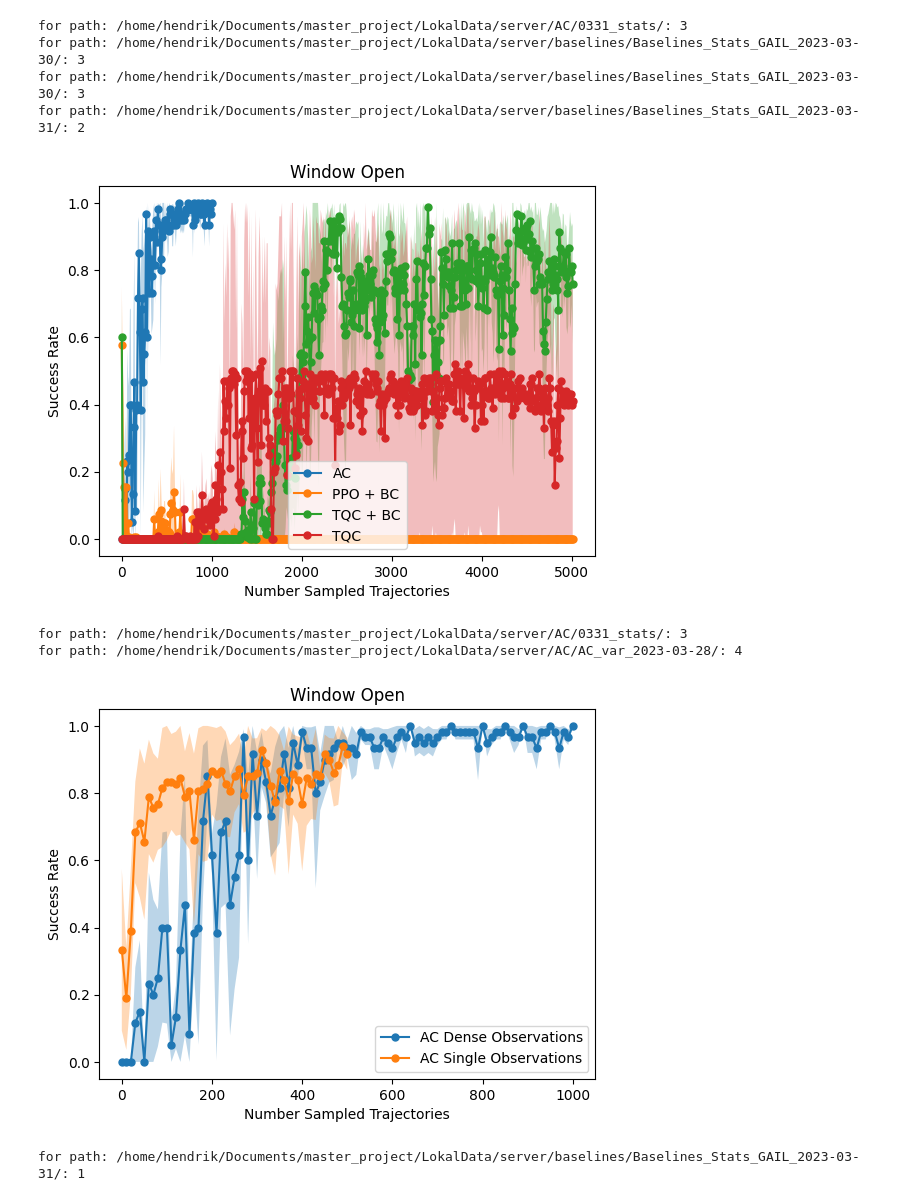
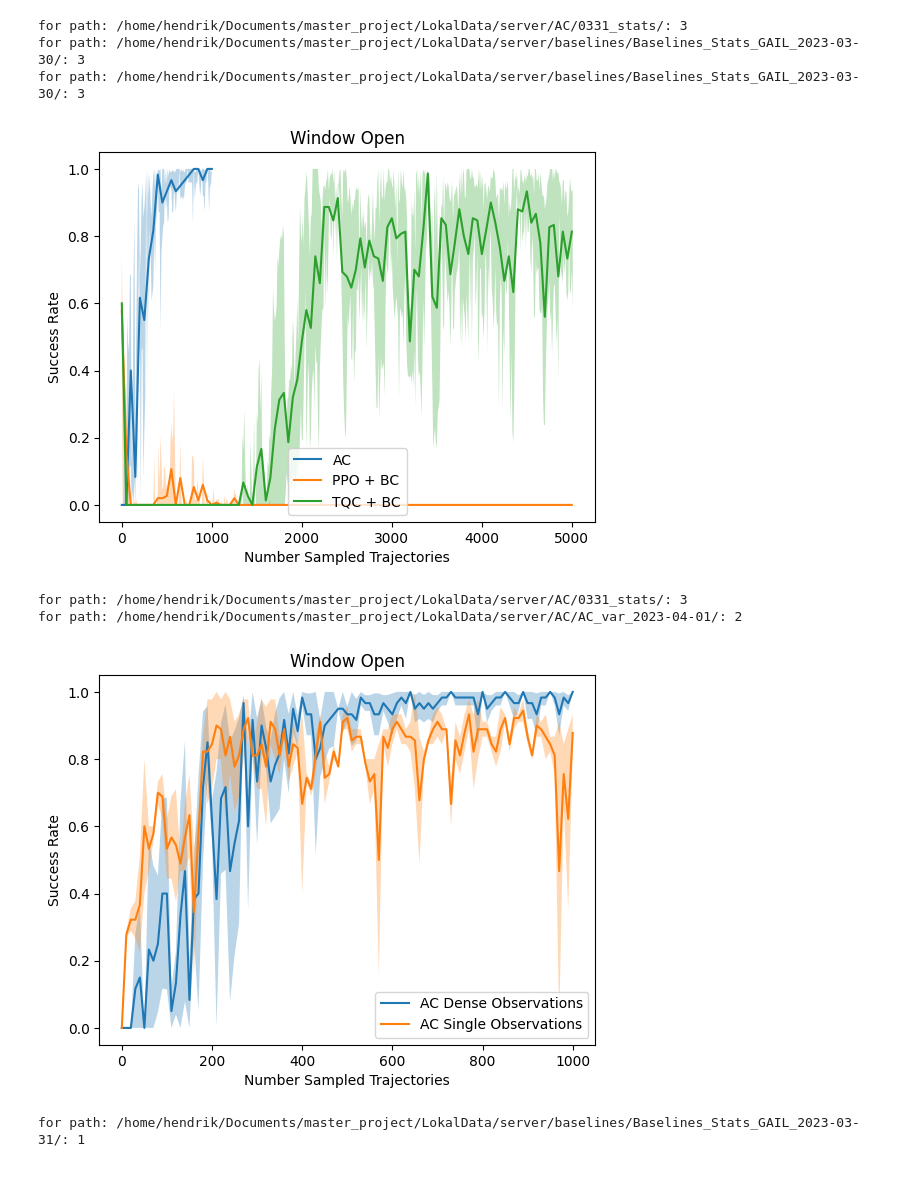
Before and after one commit to ReliableTree/ActiveCritic, a Jupyter notebook: src/active_critic/analyze_stats/dense_1/windowopen.ipynb, the cells around one changed output. Cells and saved outputs as stored; diff of their text form; code cells hidden in the pictures.

Commit message:
plots

```diff
--- a/src/active_critic/analyze_stats/dense_1/windowopen.ipynb
+++ b/src/active_critic/analyze_stats/dense_1/windowopen.ipynb
@@ -3,49 +3,45 @@ from active_critic.analyze_stats.analyze_stats import make_plot
 # %%
 AC_path = '/home/hendrik/Documents/master_project/LokalData/server/AC/0331_stats/'
 include_AC = ['statsoptimized', 'windowopen reset windowopen opt steps: 3 trainin eps: 1000 opt mode: actor+plan demonstrations: 1, im_ph:False, training_episodes: 10, min critic: 1e-05, wd: 0.01, val_every: 1000']
 exclude_AC = []
 
 PPO_path = '/home/hendrik/Documents/master_project/LokalData/server/baselines/Baselines_Stats_GAIL_2023-03-30/'
 include_PPO = ['learner', 'PPO_windowopen_lr_0.0005_demonstrations_1_n_samples_5000']
 exclude_PPO = []
 
 TQC_path = '/home/hendrik/Documents/master_project/LokalData/server/baselines/Baselines_Stats_GAIL_2023-03-30/'
 include_TQC = ['learner', "TQC_windowopen_lr_0.0001_demonstrations_1_n_samples_5000"]
 exclude_TQC = []
 
-TQC_path_0 = '/home/hendrik/Documents/master_project/LokalData/server/baselines/Baselines_Stats_GAIL_2023-03-31/'
-include_TQC_0 = ['learner', 'TQC_windowopen_lr_0.00073_demonstrations_0_n_samples_5000']
-exclude_TQC_0 = ['id_2']
-
 save_path = '/home/hendrik/Documents/Master Thesis/TUM_Thesis_Template_CSE/images/dense_1/'
 
 
 make_plot(
-    paths=[AC_path, PPO_path, TQC_path, TQC_path_0],
-    includes=[include_AC, include_PPO, include_TQC, include_TQC_0],
-    excludes=[exclude_AC, exclude_PPO, exclude_TQC, exclude_TQC_0],
+    paths=[AC_path, PPO_path, TQC_path],
+    includes=[include_AC, include_PPO, include_TQC],
+    excludes=[exclude_AC, exclude_PPO, exclude_TQC],
     names=['AC', 'PPO + BC', 'TQC + BC', 'TQC'],
     plot_name='Window Open',
     save_path = save_path,
     plot_closest=False,
     mean=False,
-    loc='lower center'
+    loc='lower center',
+    total_plot_points=5
     )
 # %% [output]
 for path: /home/hendrik/Documents/master_project/LokalData/server/AC/0331_stats/: 3
 for path: /home/hendrik/Documents/master_project/LokalData/server/baselines/Baselines_Stats_GAIL_2023-03-30/: 3
 for path: /home/hendrik/Documents/master_project/LokalData/server/baselines/Baselines_Stats_GAIL_2023-03-30/: 3
-for path: /home/hendrik/Documents/master_project/LokalData/server/baselines/Baselines_Stats_GAIL_2023-03-31/: 2
-[figure, old version]
+[figure, new version]
 # %%
 AC_path = '/home/hendrik/Documents/master_project/LokalData/server/AC/0331_stats/'
 include_AC = ['statsoptimized', 'windowopen reset windowopen opt steps: 3 trainin eps: 1000 opt mode: actor+plan demonstrations: 1, im_ph:False, training_episodes: 10, min critic: 1e-05, wd: 0.01, val_every: 1000']
 exclude_AC = []
 
 
-AC_path_so = '/home/hendrik/Documents/master_project/LokalData/server/AC/AC_var_2023-03-28/'
-include_AC_so = ['windowopen sm manual_seed(1) no train inf eps: 500 opt mode: actor+plan demonstrations: 1, im_ph:False, training_episodes: 10, min critic: 5e-05, wd: 0.01, val_every: 6000', 'statsoptimized']
-exclude_AC_so = []
+AC_path_so = '/home/hendrik/Documents/master_project/LokalData/server/AC/AC_var_2023-04-01/'
+include_AC_so = ['stats', 'windowopen sp_obs history eps: 1000 opt mode: actor+plan demonstrations: 1, im_ph:False, training_episodes: 10, min critic: 5e-05, wd: 0.01, val_every: 6000']
+exclude_AC_so = ['optimize']
 
 save_path = '/home/hendrik/Documents/Master Thesis/TUM_Thesis_Template_CSE/images/dense_vs_sparse_1/'
 
@@ -58,12 +54,14 @@ make_plot(
     plot_name='Window Open',
     save_path = save_path,
     plot_closest=False,
-    mean=False
+    mean=False,
+    find_closest=False,
+    total_plot_points=5
     )
 # %% [output]
 for path: /home/hendrik/Documents/master_project/LokalData/server/AC/0331_stats/: 3
-for path: /home/hendrik/Documents/master_project/LokalData/server/AC/AC_var_2023-03-28/: 4
+for path: /home/hendrik/Documents/master_project/LokalData/server/AC/AC_var_2023-04-01/: 2
-[figure, old version]
+[figure, new version]
 # %%
 TQC_path_0 = '/home/hendrik/Documents/master_project/LokalData/server/baselines/Baselines_Stats_GAIL_2023-03-31/'
 include_TQC_0 = ['learner', 'TQC_windowopen_lr_0.00073_demonstrations_0_n_samples_5000']
```
Also changed, not shown: 16 other files.
